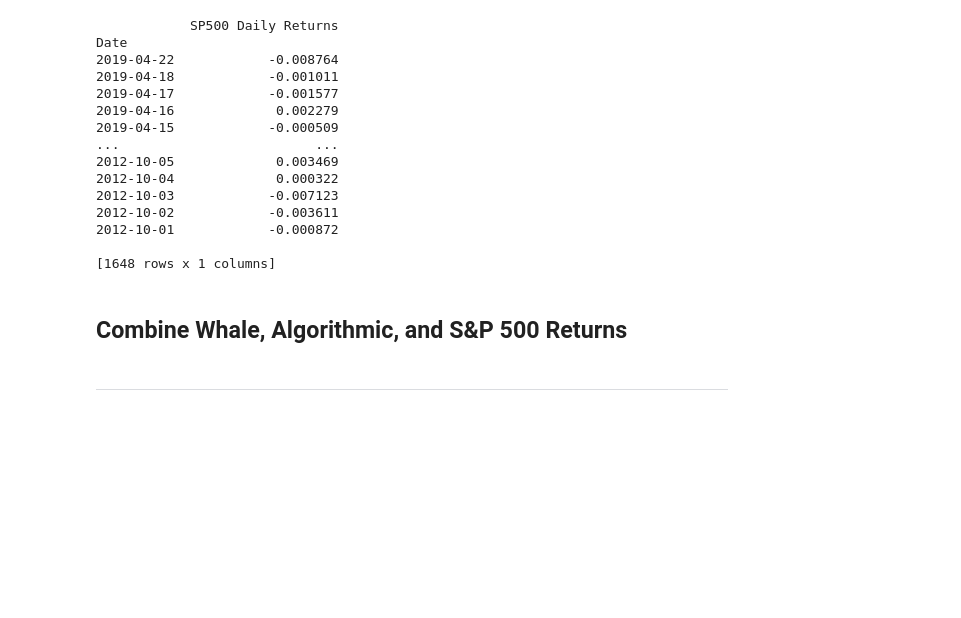
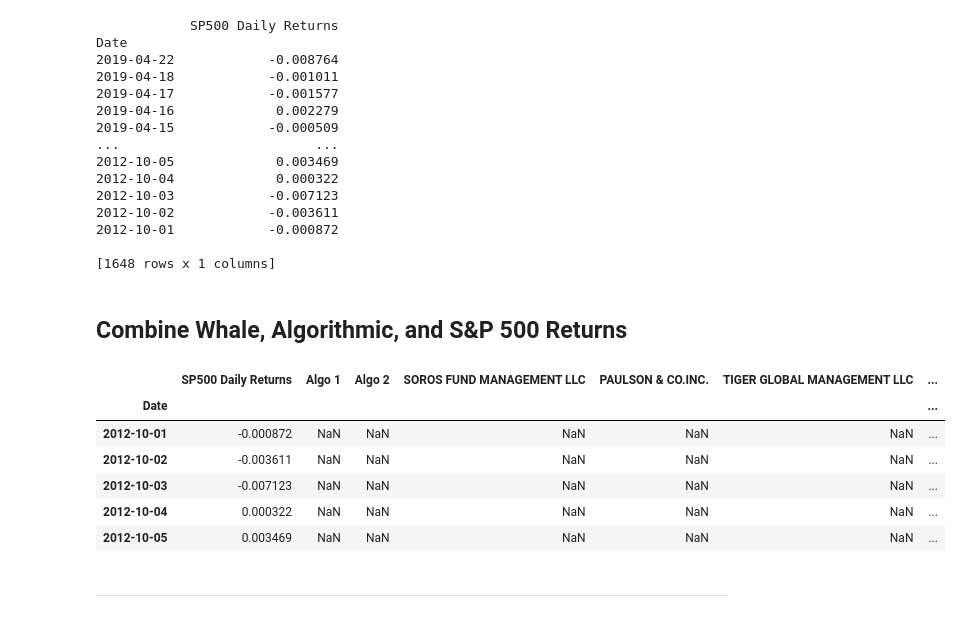
Before and after one commit to bittraidr/Challenge_4, a Jupyter notebook: whale_analysis.ipynb, the cells around one changed output. Cells and saved outputs as stored; diff of their text form; code cells hidden in the pictures; blank space fills up the shorter version.

```diff
--- a/whale_analysis.ipynb
+++ b/whale_analysis.ipynb
@@ -65,3 +72,4 @@ whale_null_count = whale_pd.isnull().sum()
 # %%
 # Drop nulls
-whale_pd.dropna(inplace=True)
+whale_returns = whale_pd.dropna()
+whale_returns.head()
@@ -93,3 +114,4 @@ algo_null_count = algo_pd.isnull().sum()
 # %%
 # Drop nulls
-algo_pd.dropna(inplace=True)
+algo_returns = algo_pd.dropna()
+algo_returns.head()
@@ -202,6 +232,16 @@ Date
 ## Combine Whale, Algorithmic, and S&P 500 Returns
 # %%
 # Join Whale Returns, Algorithmic Returns, and the S&P 500 Returns into a single DataFrame with columns for each portfolio's returns.
+combined_returns = pd.concat([sp500_daily_col, algo_returns, whale_returns], axis=1)
+combined_returns.head()
+# %% [output]
+|  | SP500 Daily Returns | Algo 1 | Algo 2 | SOROS FUND MANAGEMENT LLC | PAULSON & CO.INC. | TIGER GLOBAL MANAGEMENT LLC | ... |
+| Date |  |  |  |  |  |  | ... |
+| 2012-10-01 | -0.000872 | NaN | NaN | NaN | NaN | NaN | ... |
+| 2012-10-02 | -0.003611 | NaN | NaN | NaN | NaN | NaN | ... |
+| 2012-10-03 | -0.007123 | NaN | NaN | NaN | NaN | NaN | ... |
+| 2012-10-04 | 0.000322 | NaN | NaN | NaN | NaN | NaN | ... |
+| 2012-10-05 | 0.003469 | NaN | NaN | NaN | NaN | NaN | ... |
 # %% [markdown]
 ---
 # %% [markdown]
```
Also changed, not shown: parts of 5 cells of this notebook.
